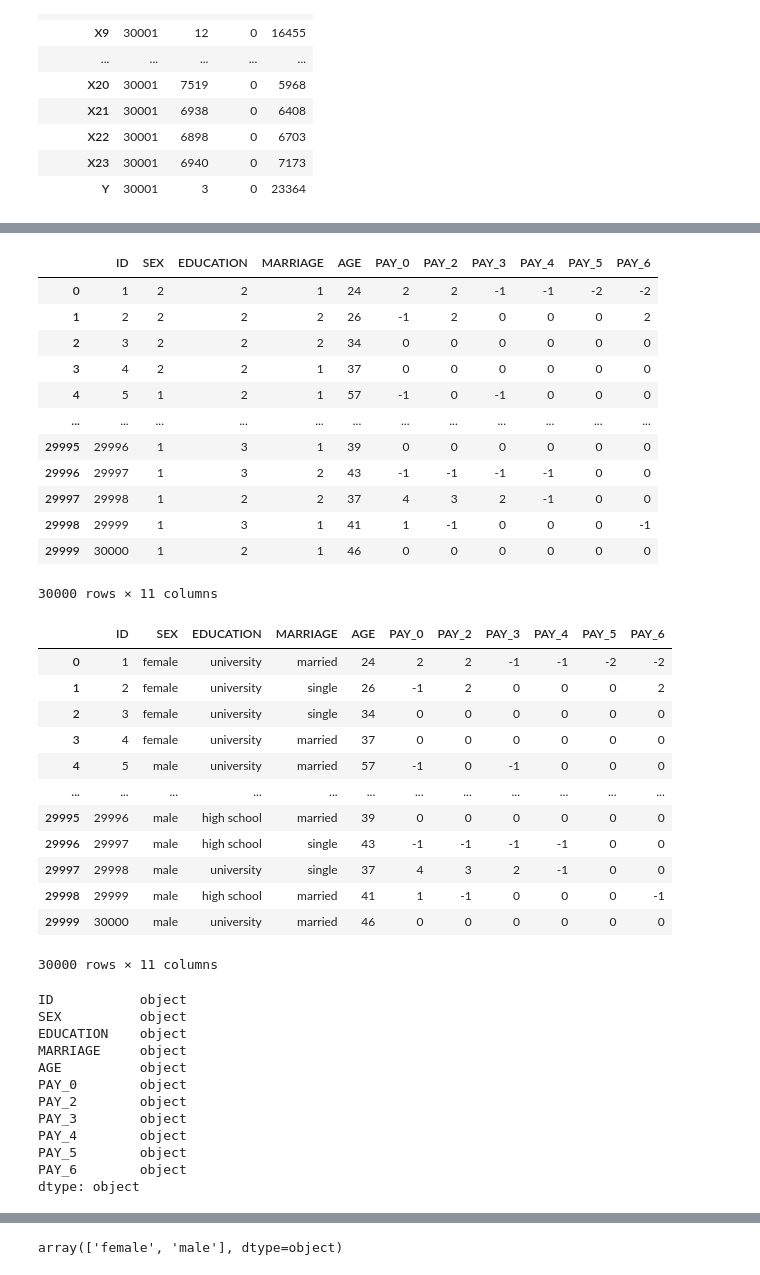
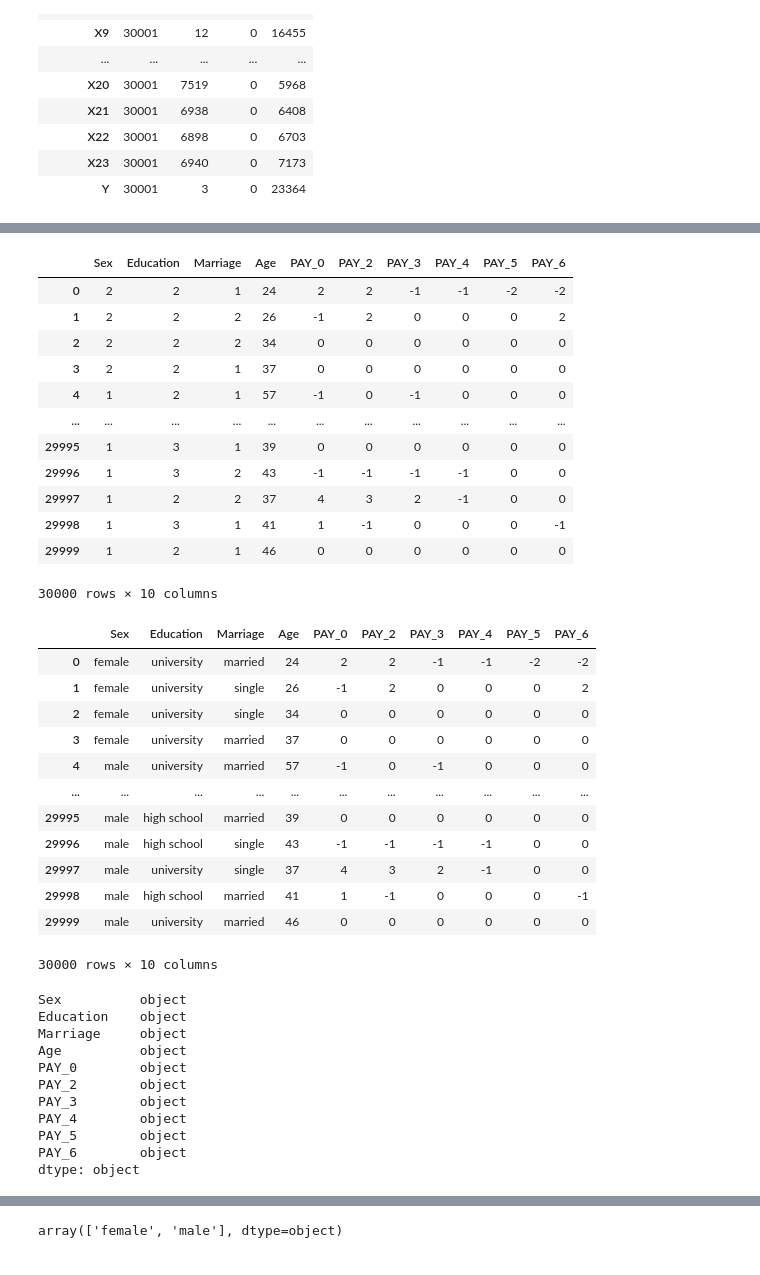
Before and after one commit to ubco-W2022T2-data301/project-group-group27, a Jupyter notebook: analysis/analysis_Remy.ipynb, the cells around one changed output, grey strips where cells are left out. Saved outputs shown, nothing was run; the diff lists cells and outputs as text; code cells hidden in the pictures.

```diff
--- a/analysis/analysis_Remy.ipynb
+++ b/analysis/analysis_Remy.ipynb
@@ -95,6 +95,6 @@ df.describe().T
 | Y | 30001 | 3 | 0 | 23364 |
 # %%
 # Drop redudant variables
-df2=df.drop(['X1','X12','X13','X14','X15','X16','X17','X18','X19','X20','X21','X22','X23','Y'],axis=1)
+df2=df.drop(['Unnamed: 0','X1','X12','X13','X14','X15','X16','X17','X18','X19','X20','X21','X22','X23','Y'],axis=1)
 df2
 # %% [output]
@@ -114,5 +114,5 @@ df2
 # %%
 # Renaming the first index row to more reasonable name
-df3=df2.rename({'Unnamed: 0':'ID','X2':'SEX','X3':'EDUCATION','X4':'MARRIAGE','X5':'AGE','X6':'PAY_0','X7':'PAY_2','X8':'PAY_3','X9':'PAY_4','X10':'PAY_5','X11':'PAY_6',},axis='columns')
+df3=df2.rename({'X2':'Sex','X3':'Education','X4':'Marriage','X5':'Age','X6':'PAY_0','X7':'PAY_2','X8':'PAY_3','X9':'PAY_4','X10':'PAY_5','X11':'PAY_6',},axis='columns')
 df3
 # %% [output]
@@ -134,48 +134,47 @@ df3
 df4=df3.iloc[1:].reset_index(drop=True)
 df4
 # %% [output]
-|  | ID | SEX | EDUCATION | MARRIAGE | AGE | PAY_0 | PAY_2 | PAY_3 | PAY_4 | PAY_5 | PAY_6 |
-| 0 | 1 | 2 | 2 | 1 | 24 | 2 | 2 | -1 | -1 | -2 | -2 |
-| 1 | 2 | 2 | 2 | 2 | 26 | -1 | 2 | 0 | 0 | 0 | 2 |
-| 2 | 3 | 2 | 2 | 2 | 34 | 0 | 0 | 0 | 0 | 0 | 0 |
-| 3 | 4 | 2 | 2 | 1 | 37 | 0 | 0 | 0 | 0 | 0 | 0 |
-| 4 | 5 | 1 | 2 | 1 | 57 | -1 | 0 | -1 | 0 | 0 | 0 |
-| ... | ... | ... | ... | ... | ... | ... | ... | ... | ... | ... | ... |
-| 29995 | 29996 | 1 | 3 | 1 | 39 | 0 | 0 | 0 | 0 | 0 | 0 |
-| 29996 | 29997 | 1 | 3 | 2 | 43 | -1 | -1 | -1 | -1 | 0 | 0 |
-| 29997 | 29998 | 1 | 2 | 2 | 37 | 4 | 3 | 2 | -1 | 0 | 0 |
-| 29998 | 29999 | 1 | 3 | 1 | 41 | 1 | -1 | 0 | 0 | 0 | -1 |
-| 29999 | 30000 | 1 | 2 | 1 | 46 | 0 | 0 | 0 | 0 | 0 | 0 |
+|  | Sex | Education | Marriage | Age | PAY_0 | PAY_2 | PAY_3 | PAY_4 | PAY_5 | PAY_6 |
+| 0 | 2 | 2 | 1 | 24 | 2 | 2 | -1 | -1 | -2 | -2 |
+| 1 | 2 | 2 | 2 | 26 | -1 | 2 | 0 | 0 | 0 | 2 |
+| 2 | 2 | 2 | 2 | 34 | 0 | 0 | 0 | 0 | 0 | 0 |
+| 3 | 2 | 2 | 1 | 37 | 0 | 0 | 0 | 0 | 0 | 0 |
+| 4 | 1 | 2 | 1 | 57 | -1 | 0 | -1 | 0 | 0 | 0 |
+| ... | ... | ... | ... | ... | ... | ... | ... | ... | ... | ... |
+| 29995 | 1 | 3 | 1 | 39 | 0 | 0 | 0 | 0 | 0 | 0 |
+| 29996 | 1 | 3 | 2 | 43 | -1 | -1 | -1 | -1 | 0 | 0 |
+| 29997 | 1 | 2 | 2 | 37 | 4 | 3 | 2 | -1 | 0 | 0 |
+| 29998 | 1 | 3 | 1 | 41 | 1 | -1 | 0 | 0 | 0 | -1 |
+| 29999 | 1 | 2 | 1 | 46 | 0 | 0 | 0 | 0 | 0 | 0 |
-30000 rows × 11 columns
+30000 rows × 10 columns
 # %%
 # Replace the number variables in the categorical column to more reasonabel name
-df4['SEX']=df4['SEX'].replace([1,2],['male','female'])
-df4['EDUCATION']=df4['EDUCATION'].replace([1,2,3,4],['graduate school','university', 'high school','others'])
-df4['MARRIAGE']=df4['MARRIAGE'].replace([1,2,3],['married','single','others'])
+df4['Sex']=df4['Sex'].replace([1,2],['male','female'])
+df4['Education']=df4['Education'].replace([1,2,3,4],['graduate school','university', 'high school','others'])
+df4['Marriage']=df4['Marriage'].replace([1,2,3],['married','single','others'])
 df4
 # %% [output]
-|  | ID | SEX | EDUCATION | MARRIAGE | AGE | PAY_0 | PAY_2 | PAY_3 | PAY_4 | PAY_5 | PAY_6 |
-| 0 | 1 | female | university | married | 24 | 2 | 2 | -1 | -1 | -2 | -2 |
-| 1 | 2 | female | university | single | 26 | -1 | 2 | 0 | 0 | 0 | 2 |
-| 2 | 3 | female | university | single | 34 | 0 | 0 | 0 | 0 | 0 | 0 |
-| 3 | 4 | female | university | married | 37 | 0 | 0 | 0 | 0 | 0 | 0 |
-| 4 | 5 | male | university | married | 57 | -1 | 0 | -1 | 0 | 0 | 0 |
-| ... | ... | ... | ... | ... | ... | ... | ... | ... | ... | ... | ... |
-| 29995 | 29996 | male | high school | married | 39 | 0 | 0 | 0 | 0 | 0 | 0 |
-| 29996 | 29997 | male | high school | single | 43 | -1 | -1 | -1 | -1 | 0 | 0 |
-| 29997 | 29998 | male | university | single | 37 | 4 | 3 | 2 | -1 | 0 | 0 |
-| 29998 | 29999 | male | high school | married | 41 | 1 | -1 | 0 | 0 | 0 | -1 |
-| 29999 | 30000 | male | university | married | 46 | 0 | 0 | 0 | 0 | 0 | 0 |
+|  | Sex | Education | Marriage | Age | PAY_0 | PAY_2 | PAY_3 | PAY_4 | PAY_5 | PAY_6 |
+| 0 | female | university | married | 24 | 2 | 2 | -1 | -1 | -2 | -2 |
+| 1 | female | university | single | 26 | -1 | 2 | 0 | 0 | 0 | 2 |
+| 2 | female | university | single | 34 | 0 | 0 | 0 | 0 | 0 | 0 |
+| 3 | female | university | married | 37 | 0 | 0 | 0 | 0 | 0 | 0 |
+| 4 | male | university | married | 57 | -1 | 0 | -1 | 0 | 0 | 0 |
+| ... | ... | ... | ... | ... | ... | ... | ... | ... | ... | ... |
+| 29995 | male | high school | married | 39 | 0 | 0 | 0 | 0 | 0 | 0 |
+| 29996 | male | high school | single | 43 | -1 | -1 | -1 | -1 | 0 | 0 |
+| 29997 | male | university | single | 37 | 4 | 3 | 2 | -1 | 0 | 0 |
+| 29998 | male | high school | married | 41 | 1 | -1 | 0 | 0 | 0 | -1 |
+| 29999 | male | university | married | 46 | 0 | 0 | 0 | 0 | 0 | 0 |
-30000 rows × 11 columns
+30000 rows × 10 columns
 # %%
 # Check variables' types in df4
 df4.dtypes
 # %% [output]
-ID           object
-SEX          object
-EDUCATION    object
-MARRIAGE     object
-AGE          object
+Sex          object
+Education    object
+Marriage     object
+Age          object
 PAY_0        object
 PAY_2        object
 PAY_3        object
```
Also changed, not shown: parts of 75 cells of this notebook, 1 other file.
